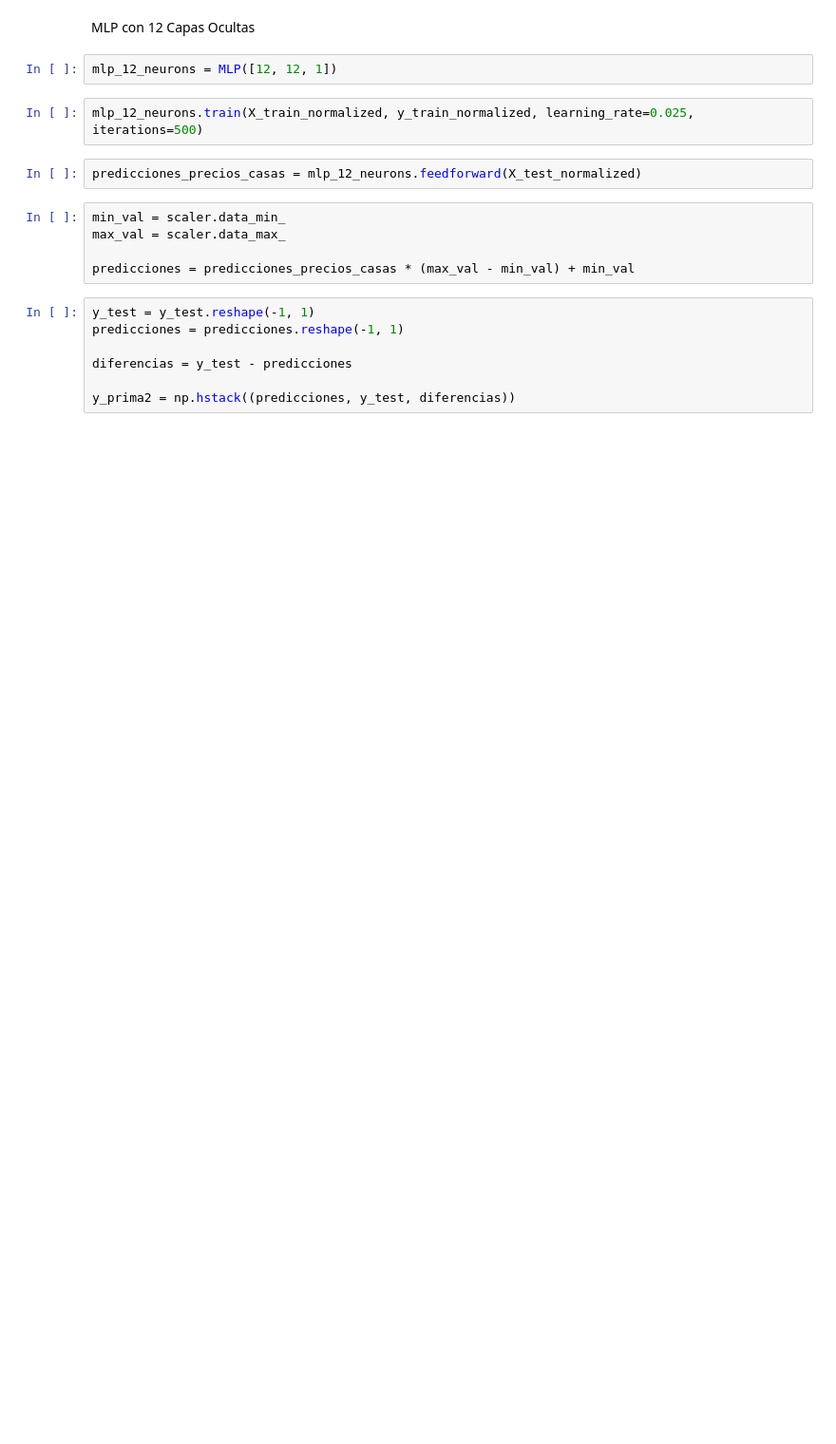
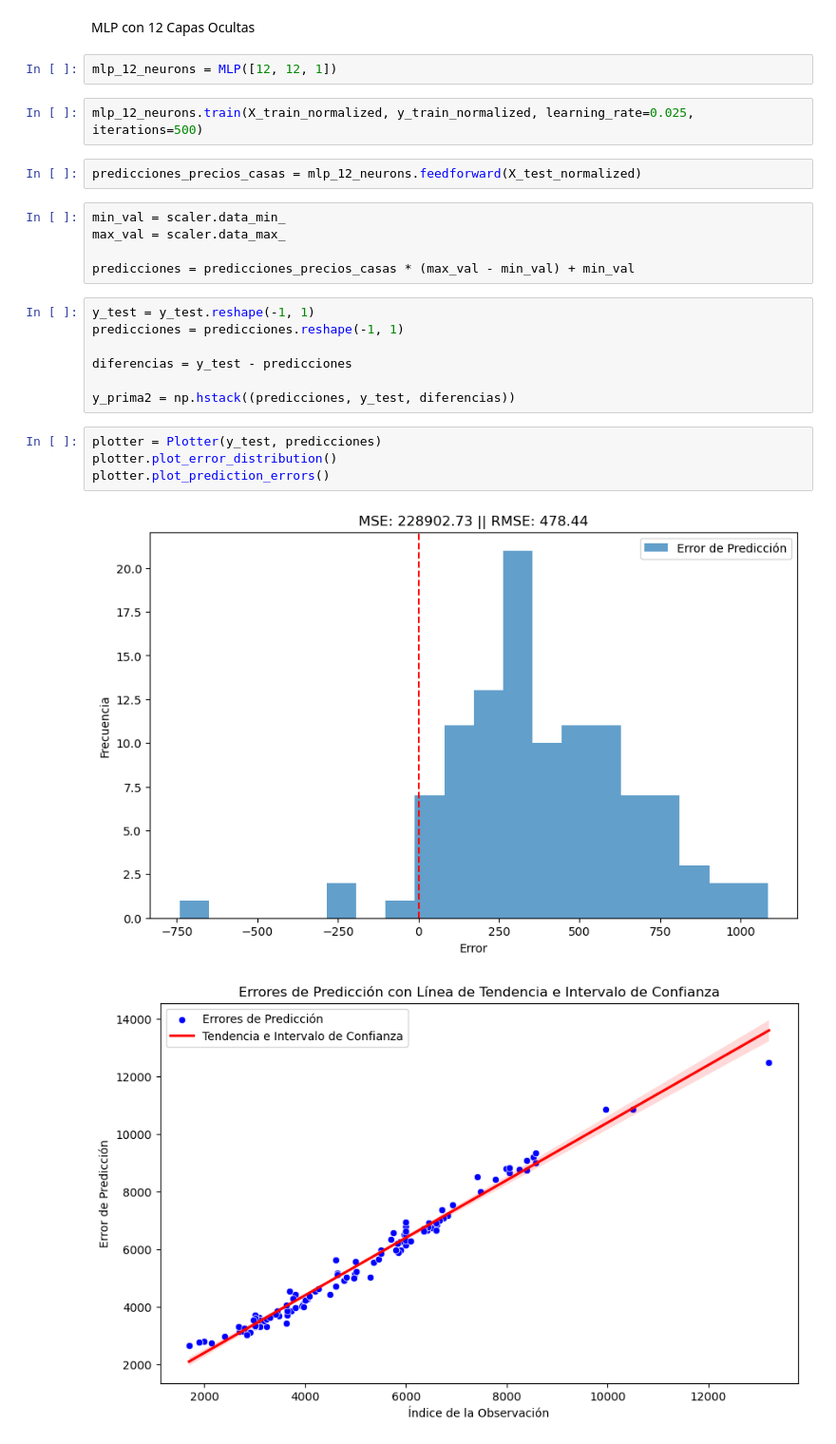
Before and after one commit to Maor99/04_MLP, a Jupyter notebook: notebooks/02-mscmaor-housing-mlp.ipynb, the cells around one changed output. Shown at 95% size. Drawn from its saved outputs; the diff is of its cells as text; blank space fills up the shorter version.

```diff
--- a/notebooks/02-mscmaor-housing-mlp.ipynb
+++ b/notebooks/02-mscmaor-housing-mlp.ipynb
@@ -75,3 +82,10 @@ predicciones = predicciones.reshape(-1, 1)
 diferencias = y_test - predicciones
 
 y_prima2 = np.hstack((predicciones, y_test, diferencias))
+# %%
+plotter = Plotter(y_test, predicciones)
+plotter.plot_error_distribution()
+plotter.plot_prediction_errors()
+# %% [output]
+[figure, added]
+[figure, added]
```
Also changed, not shown: parts of 1 cell of this notebook.
